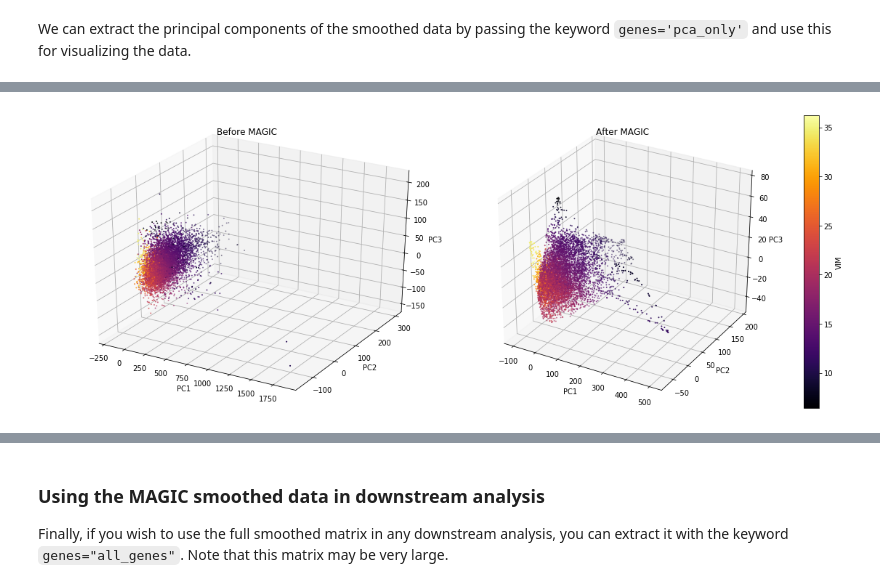
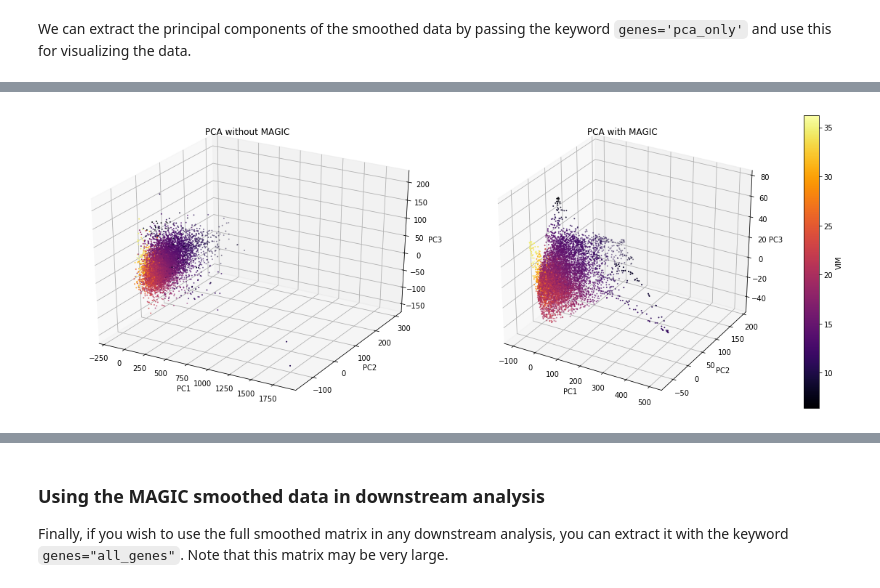
Before and after one commit to KrishnaswamyLab/MAGIC, a Jupyter notebook: python/tutorial_notebooks/emt_tutorial.ipynb, the cells around one changed output, grey strips where cells are left out. Saved outputs shown, nothing was run; the diff lists cells and outputs as text; code cells hidden in the pictures.

```diff
--- a/python/tutorial_notebooks/emt_tutorial.ipynb
+++ b/python/tutorial_notebooks/emt_tutorial.ipynb
@@ -277,26 +273,26 @@ plt.show()
 # %%
 from mpl_toolkits.mplot3d import Axes3D
 
 fig = plt.figure(figsize=(16,6))
 
 ax1 = fig.add_subplot(121, projection='3d')
 points1 = ax1.scatter(emt_pca[:,0], emt_pca[:,1], emt_pca[:,2],
                      c=emt_magic['VIM'], cmap='inferno', s=1)
 ax1.set_xlabel('PC1')
 ax1.set_ylabel('PC2')
 ax1.set_zlabel('PC3')
-ax1.set_title('Before MAGIC')
+ax1.set_title('PCA without MAGIC')
 
 ax2 = fig.add_subplot(122, projection='3d')
 points2 = ax2.scatter(emt_magic_pca['PC1'], emt_magic_pca['PC2'], emt_magic_pca['PC3'],
                      c=emt_magic['VIM'], cmap='inferno', s=1)
 ax2.set_xlabel('PC1')
 ax2.set_ylabel('PC2')
 ax2.set_zlabel('PC3')
-ax2.set_title('After MAGIC')
+ax2.set_title('PCA with MAGIC')
 
 plt.colorbar(points2, label='VIM')
 plt.tight_layout()
 plt.show()
 # %% [output]
-[figure, old version]
+[figure, new version]
```
Also changed, not shown: parts of 13 cells of this notebook, 1 other file.
